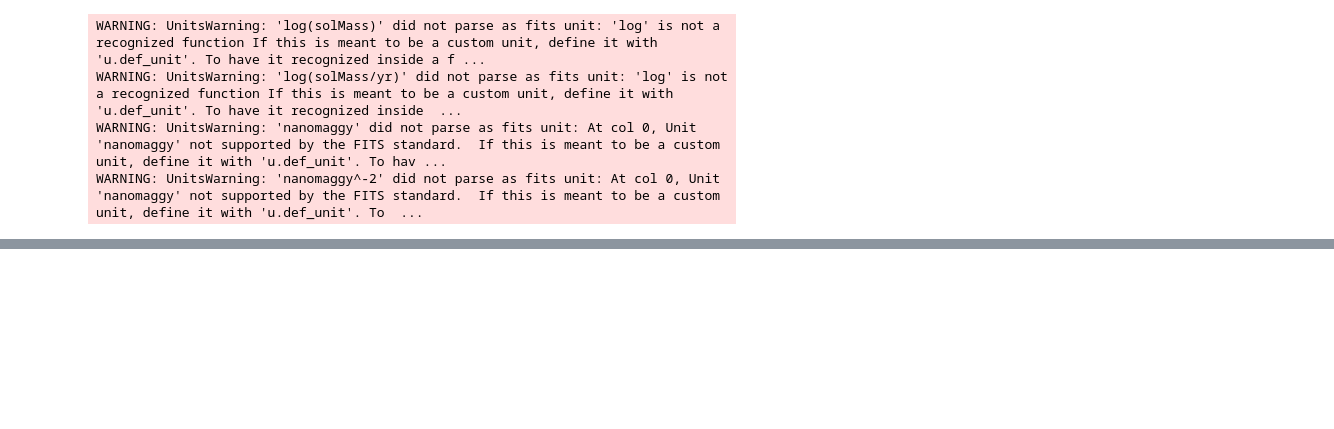
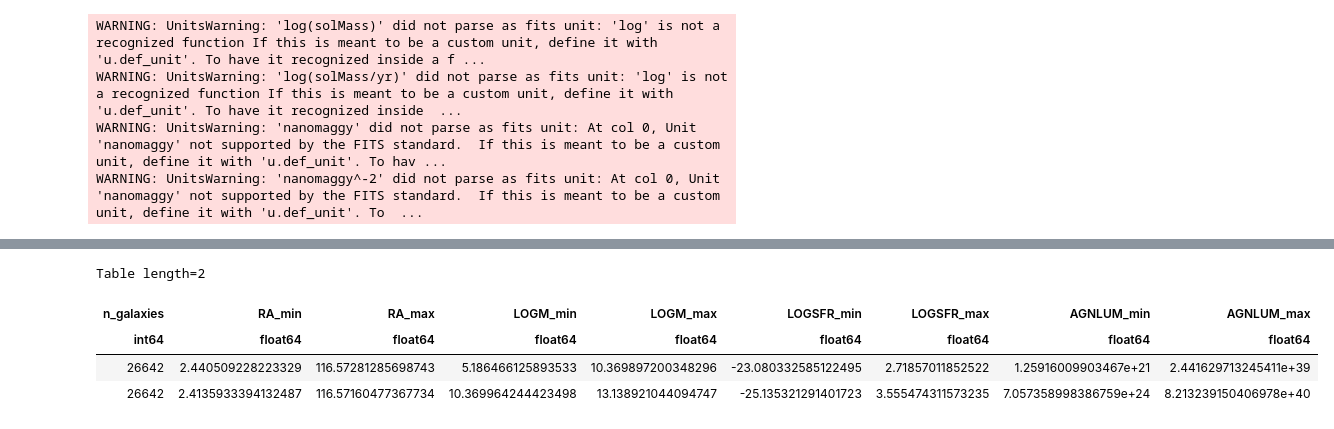
Before and after one commit to abbyschleigh/ThumbStack, a Jupyter notebook: jupyter_note/looping_func.ipynb, the cells around one changed output, grey strips where cells are left out. Drawn from its saved outputs; the diff is of its cells as text; code cells hidden in the pictures; blank space fills up the shorter version.

```diff
--- a/jupyter_note/looping_func.ipynb
+++ b/jupyter_note/looping_func.ipynb
@@ -210,0 +294,8 @@ WARNING: UnitsWarning: 'nanomaggy^-2' did not parse as fits unit: At col 0, Unit
+# %%
+Table.read('test_runs/2_mass_bins_from_8', format='fits')
+# %% [output]
+Table length=2
+| n_galaxies | RA_min | RA_max | LOGM_min | LOGM_max | LOGSFR_min | LOGSFR_max | AGNLUM_min | AGNLUM_max |
+| int64 | float64 | float64 | float64 | float64 | float64 | float64 | float64 | float64 |
+| 26642 | 2.440509228223329 | 116.57281285698743 | 5.186466125893533 | 10.369897200348296 | -23.080332585122495 | 2.71857011852522 | 1.25916009903467e+21 | 2.441629713245411e+39 |
+| 26642 | 2.4135933394132487 | 116.57160477367734 | 10.369964244423498 | 13.138921044094747 | -25.135321291401723 | 3.555474311573235 | 7.057358998386759e+24 | 8.213239150406978e+40 |
```
Also changed, not shown: parts of 5 cells of this notebook, 1 other file.
